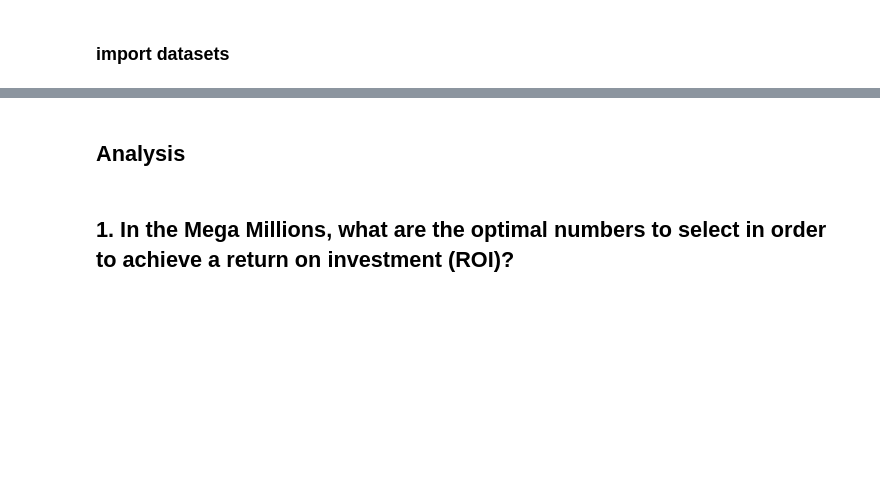
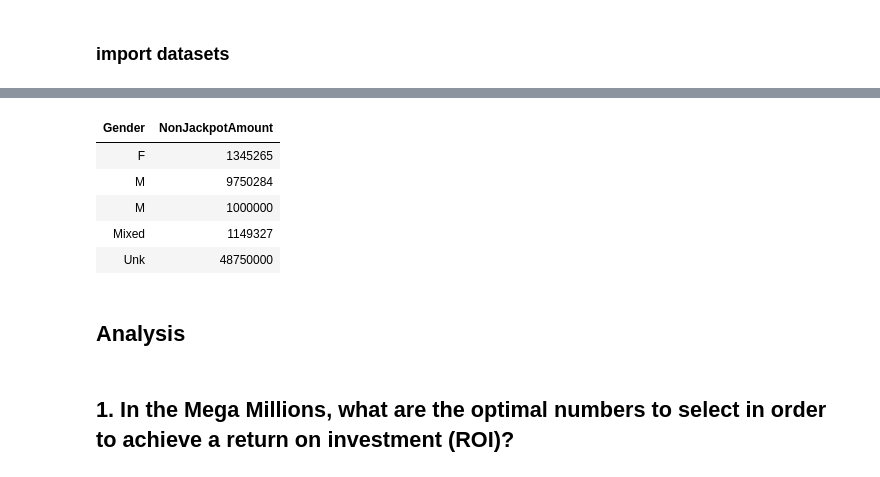
Before and after one commit to AlbiKovi/DSO110---Final-Group-Project, a Jupyter notebook: DSO110 - Final Group Project - Lottery - R Notebook.ipynb, the cells around one changed output, grey strips where cells are left out. Saved outputs shown, nothing was run; the diff lists cells and outputs as text; code cells hidden in the pictures; blank space fills up the shorter version.

```diff
--- a/DSO110 - Final Group Project - Lottery - R Notebook.ipynb
+++ b/DSO110 - Final Group Project - Lottery - R Notebook.ipynb
@@ -321,3 +53,14 @@ ggplot(CashByYear, aes(y = Jackpot, x = year)) + geom_point() + geom_smooth(meth
+# %%
+
+NonJackpotByGender <- aggregate(NonJackpotAmount~Gender, Wins, mean)
+NonJackpotByGender
+# %% [output]
+| Gender | NonJackpotAmount |
+| F | 1345265 |
+| M | 9750284 |
+| M | 1000000 |
+| Mixed | 1149327 |
+| Unk | 48750000 |
 # %% [markdown]
 ## Analysis
 # %% [markdown]
```
Also changed, not shown: parts of 96 cells of this notebook, 4 other files.
